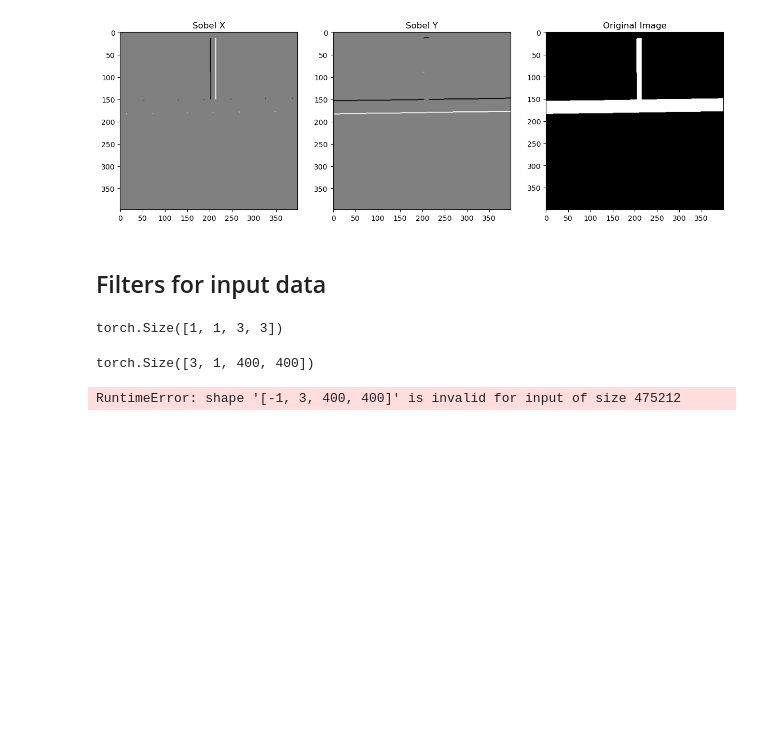
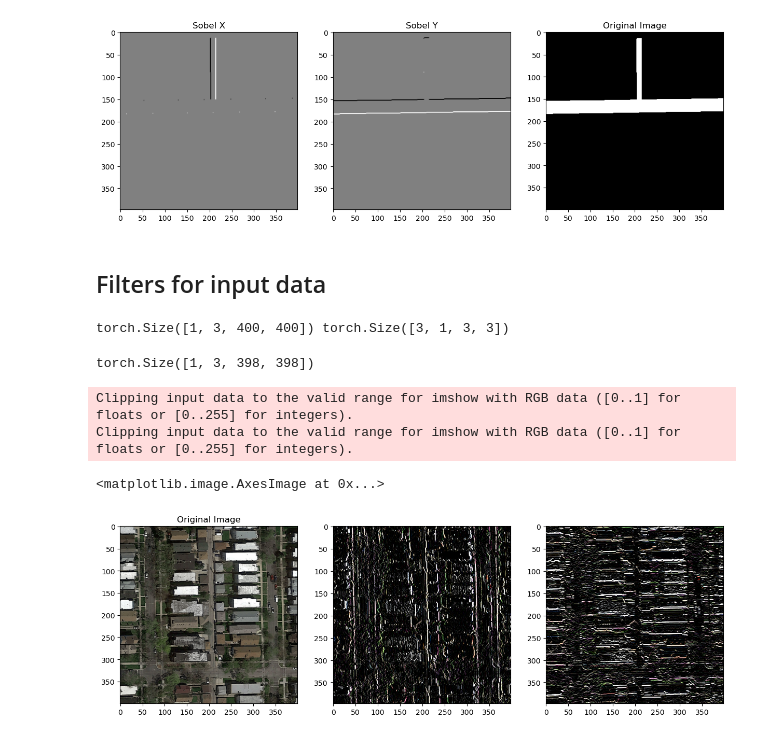
Before and after one commit to MaximeScope/ml_project2, a Jupyter notebook: data_exploration.ipynb, the cells around one changed output. Drawn from its saved outputs; the diff is of its cells as text; code cells hidden in the pictures; blank space fills up the shorter version.

Commit message:
added sobel filter

```diff
--- a/data_exploration.ipynb
+++ b/data_exploration.ipynb
@@ -86,34 +86,33 @@ Text(0.5, 1.0, 'Original Image')
 # Define Sobel filter kernels
 sobel_x = (
     torch.tensor([[1, 0, -1], [2, 0, -2], [1, 0, -1]], dtype=torch.float32)
-    .unsqueeze_(0).unsqueeze_(0)
 )
-# sobel_x = sobel_x.repeat(1, 3, 1, 1)
+sobel_x = sobel_x.repeat(3, 1, 1).unsqueeze_(1)
 sobel_y = (
     torch.tensor([[1, 2, 1], [0, 0, 0], [-1, -2, -1]], dtype=torch.float32)
     .unsqueeze_(0)
 )
-sobel_x.shape
+sobel_y = sobel_y.repeat(3, 1, 1).unsqueeze_(1)
-# %% [output]
-torch.Size([1, 1, 3, 3])
 # %%
 img = train_loader.dataset[0][0].unsqueeze(0)
-img.view(-1, 1, 400, 400).shape
+print(img.shape, sobel_x.shape)
+grad_x = conv2d(img, sobel_x, groups=3)
+grad_x.shape
 # %% [output]
-torch.Size([3, 1, 400, 400])
+torch.Size([1, 3, 400, 400]) torch.Size([3, 1, 3, 3])
+torch.Size([1, 3, 398, 398])
 # %%
 from matplotlib.pyplot import imshow
 img = train_loader.dataset[0][0].unsqueeze(0)
-# Merge bach and channel dimensions
-img = img.view(-1, 1, 400, 400)
-grad_x = conv2d(img, sobel_x)
-# Get back bach and channel dimensions
-grad_x = grad_x.view(-1, 3, 400, 400)
-# grad_y = conv2d(img.unsqueeze(0), sobel_y, stride=2)
-grad_x.shape
+grad_x = conv2d(img, sobel_x, groups=3)
+grad_y = conv2d(img, sobel_y, groups=3)
 fig, ax = plt.subplots(1, 3, figsize=(15, 5))
-ax[0].imshow(img.permute(1, 2, 0).cpu(), cmap="gray")
+ax[0].imshow(img[0].permute(1, 2, 0).cpu(), cmap="gray")
 ax[0].set_title("Original Image")
 ax[1].imshow(grad_x.squeeze(0).permute(1, 2, 0).cpu(), cmap="gray")
+ax[2].imshow(grad_y.squeeze(0).permute(1, 2, 0).cpu(), cmap="gray")
 # %% [output]
-RuntimeError: shape '[-1, 3, 400, 400]' is invalid for input of size 475212
+Clipping input data to the valid range for imshow with RGB data ([0..1] for floats or [0..255] for integers).
+Clipping input data to the valid range for imshow with RGB data ([0..1] for floats or [0..255] for integers).
+<matplotlib.image.AxesImage at 0x...>
+[figure, added]
```
Also changed, not shown: 2 other files.
